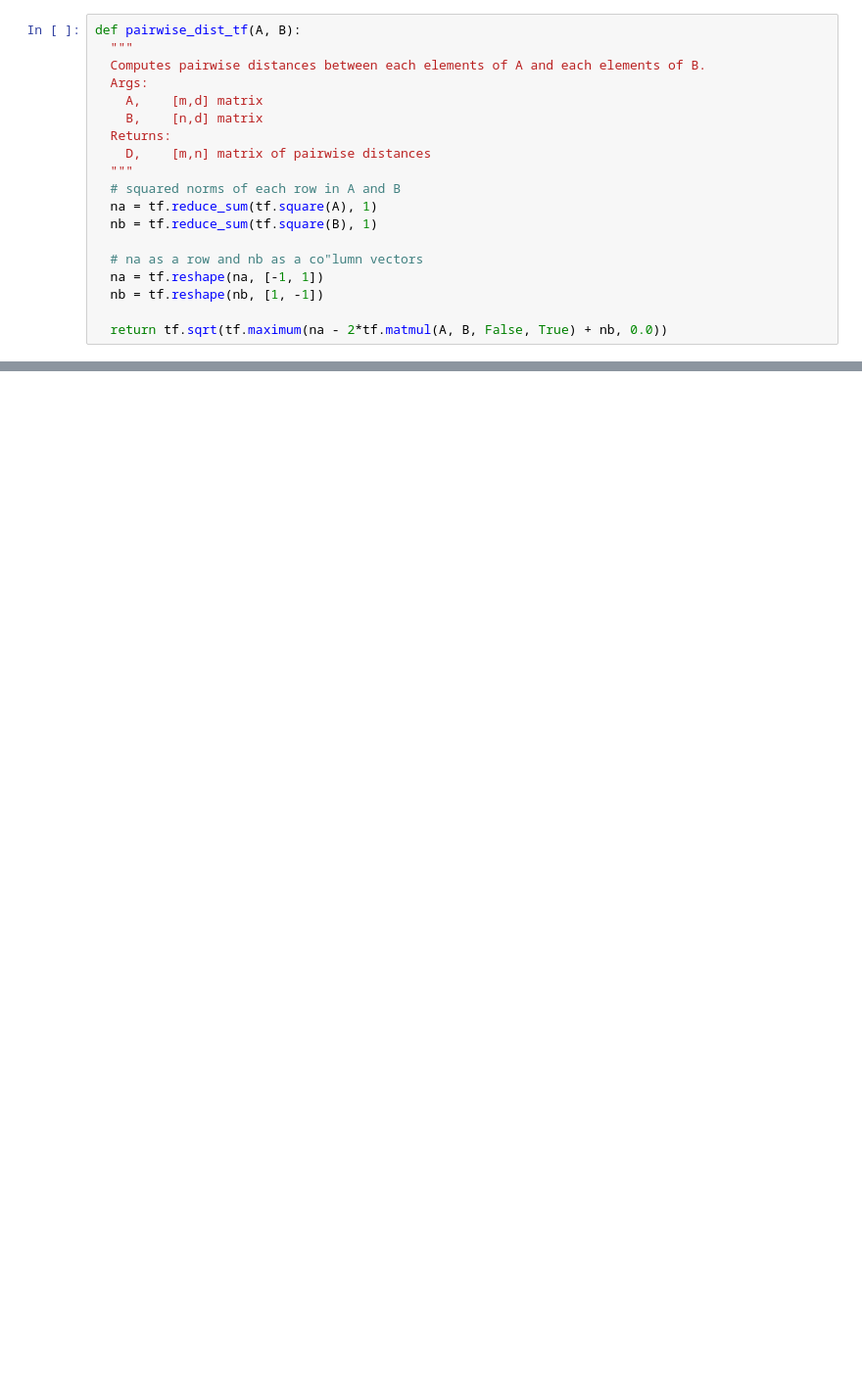
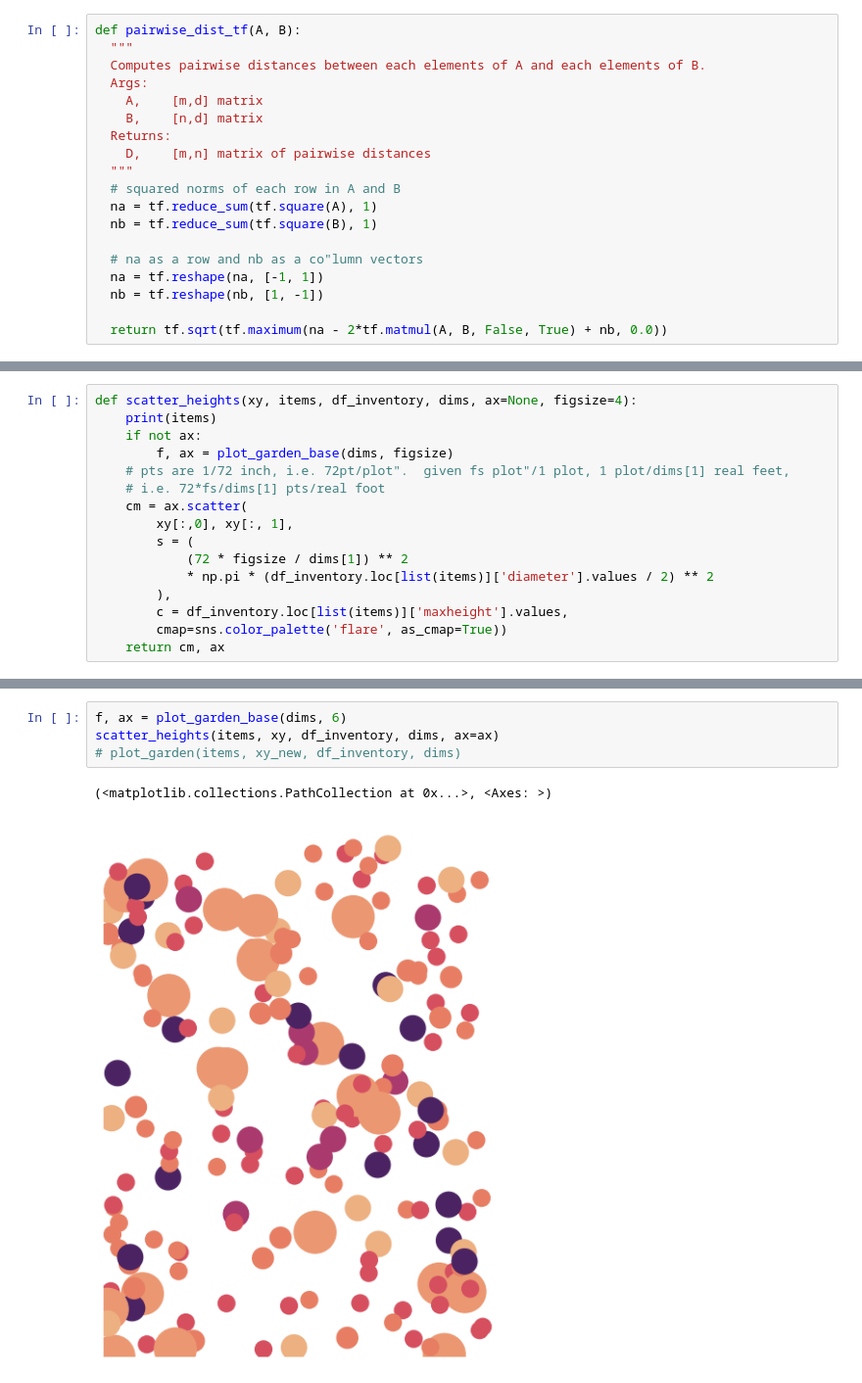
Before and after one commit to EHopper/garden_planner, a Jupyter notebook: garden_plan_tf.ipynb, the cells around one changed output, grey strips where cells are left out. Shown at 98% size. Cells and saved outputs as stored; diff of their text form; blank space fills up the shorter version.

```diff
--- a/garden_plan_tf.ipynb
+++ b/garden_plan_tf.ipynb
@@ -311,0 +337,16 @@ plot_garden(items, xy_new, df_inventory, dims)
+# %%
+def scatter_heights(xy, items, df_inventory, dims, ax=None, figsize=4):
+    print(items)
+    if not ax:
+        f, ax = plot_garden_base(dims, figsize)
+    # pts are 1/72 inch, i.e. 72pt/plot".  given fs plot"/1 plot, 1 plot/dims[1] real feet,
+    # i.e. 72*fs/dims[1] pts/real foot
+    cm = ax.scatter(
+        xy[:,0], xy[:, 1],
+        s = (
+            (72 * figsize / dims[1]) ** 2
+            * np.pi * (df_inventory.loc[list(items)]['diameter'].values / 2) ** 2
+        ),
+        c = df_inventory.loc[list(items)]['maxheight'].values,
+        cmap=sns.color_palette('flare', as_cmap=True))
+    return cm, ax
@@ -311,0 +410,7 @@ plot_garden(items, xy_new, df_inventory, dims)
+# %%
+f, ax = plot_garden_base(dims, 6)
+scatter_heights(items, xy, df_inventory, dims, ax=ax)
+# plot_garden(items, xy_new, df_inventory, dims)
+# %% [output]
+(<matplotlib.collections.PathCollection at 0x...>, <Axes: >)
+[figure, added]
```
Also changed, not shown: parts of 16 cells of this notebook.
